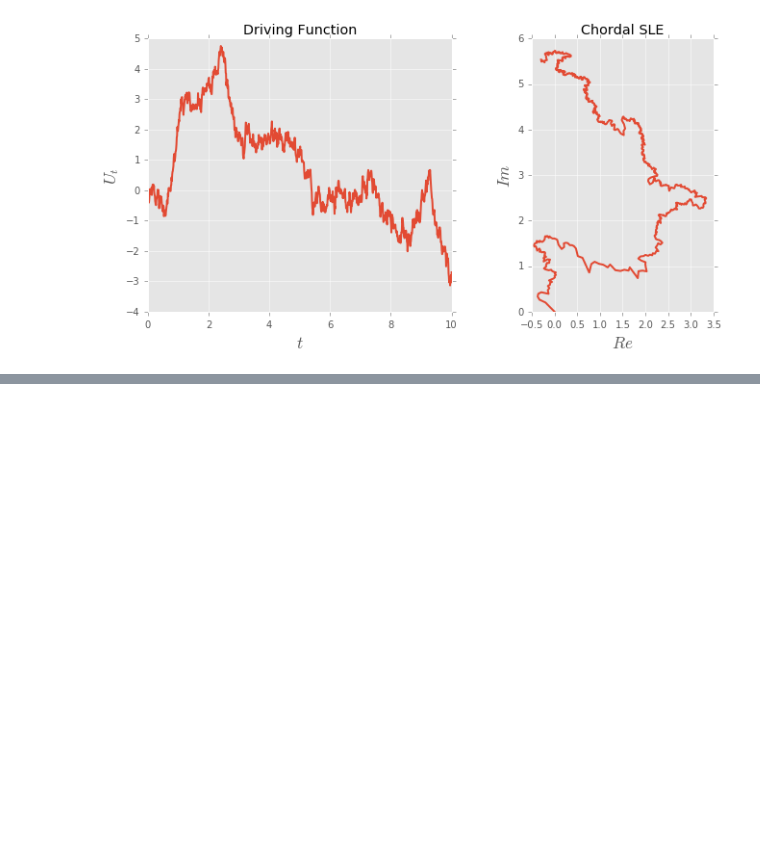
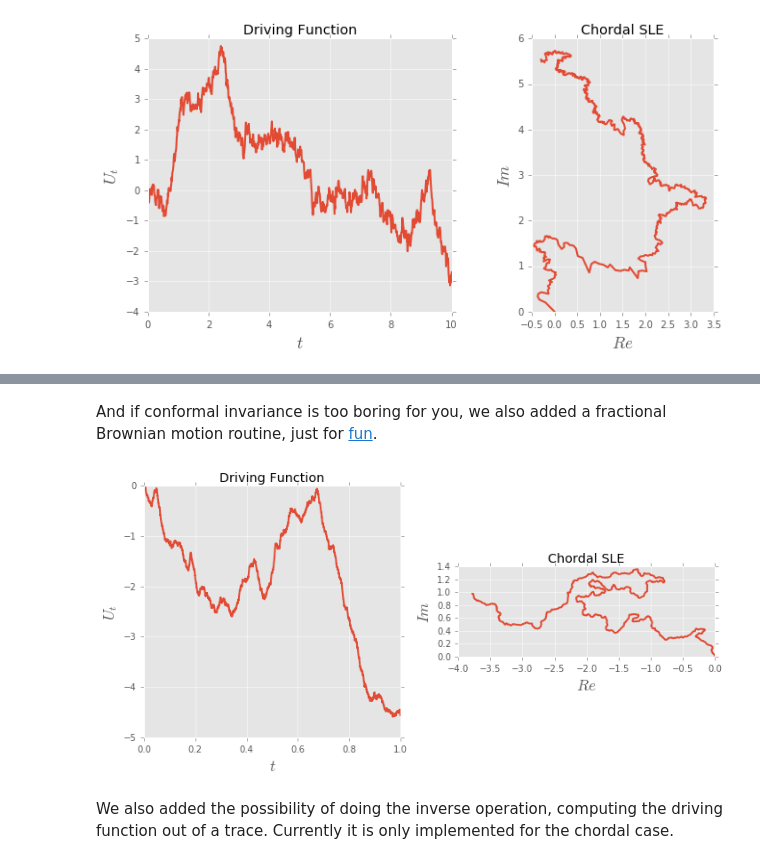
Before and after one commit to hfcredidio/loew, a Jupyter notebook: Examples.ipynb, the cells around one changed output, grey strips where cells are left out. Drawn from its saved outputs; the diff is of its cells as text; code cells hidden in the pictures; blank space fills up the shorter version.

```diff
--- a/Examples.ipynb
+++ b/Examples.ipynb
@@ -93,16 +102,3 @@ axs[1].set_ylabel('$Im$', fontsize='xx-large')
 fig.tight_layout()
 # %% [output]
 [figure]
-# %%
-import matplotlib.pyplot as plt
-plt.style.use('ggplot')
-import numpy as np
-import loew
-
-np.random.seed(123)
-t = np.linspace(0.0, 1.0, 10000)
-u = loew.misc.brownian_motion(t, kappa=2)
-z = loew.chordal.trace(t, u)
-
-plt.plot(z.real, z.imag, lw=2)
-plt.gca().set_aspect('equal')
@@ -114,0 +105,27 @@ plt.savefig('images/exmaple.png')
+# %% [markdown]
+And if conformal invariance is too boring for you, we also added a fractional Brownian motion
+routine, just for [fun](http://arxiv.org/abs/1507.05074).
+# %%
+np.random.seed(123)
+t, fBm = loew.misc.fractional_brownian_motion(10000, h=0.75, b=20.0, tf=1.0)
+asle = loew.chordal.trace(t, fBm)
+# %%
+fig, axs = plt.subplots(ncols=2, figsize=(10, 5))
+
+axs[0].set_title('Driving Function')
+axs[0].plot(t, fBm, lw=2)
+
+axs[1].set_title('Chordal SLE')
+axs[1].plot(asle.real, asle.imag, lw=2)
+
+axs[0].set_xlabel('$t$', fontsize='xx-large')
+axs[0].set_ylabel('$U_t$', fontsize='xx-large')
+axs[1].set_aspect('equal')
+axs[1].set_xlabel('$Re$', fontsize='xx-large')
+axs[1].set_ylabel('$Im$', fontsize='xx-large')
+fig.tight_layout()
+# %% [output]
+[figure, added]
+# %% [markdown]
+We also added the possibility of doing the inverse operation, computing the driving function out of a trace.
+Currently it is only implemented for the chordal case.
```
Also changed, not shown: parts of 7 cells of this notebook.
